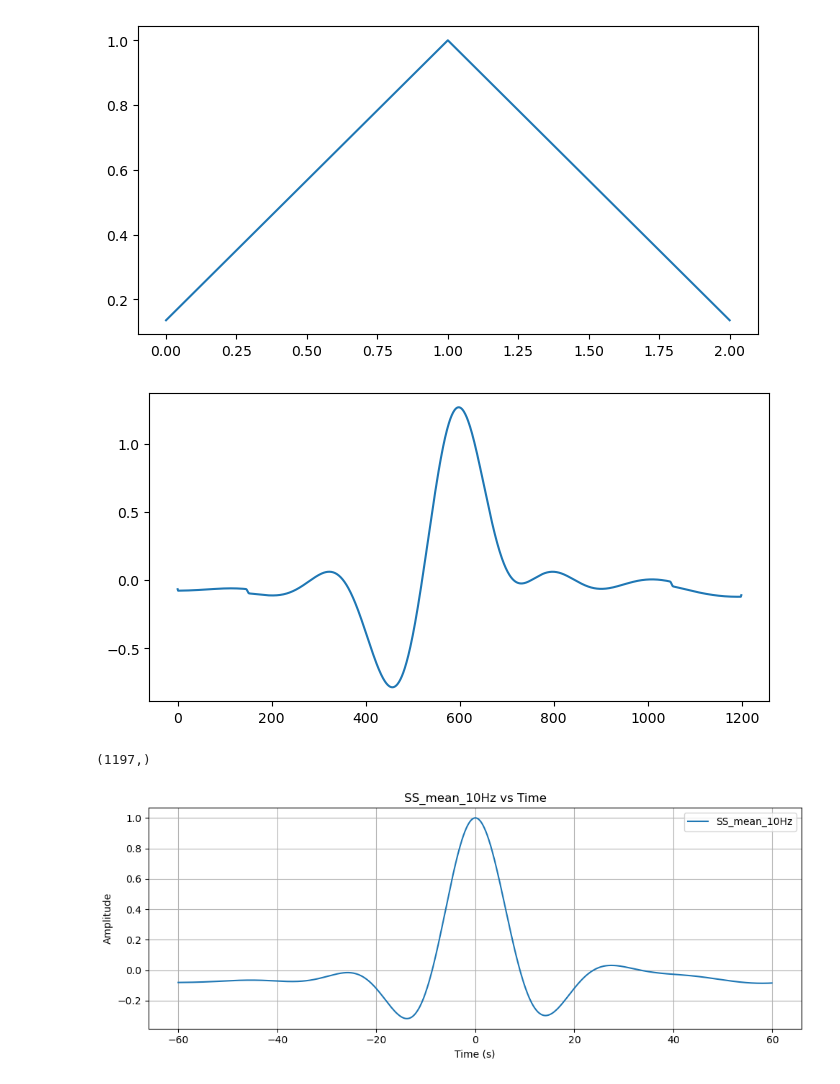
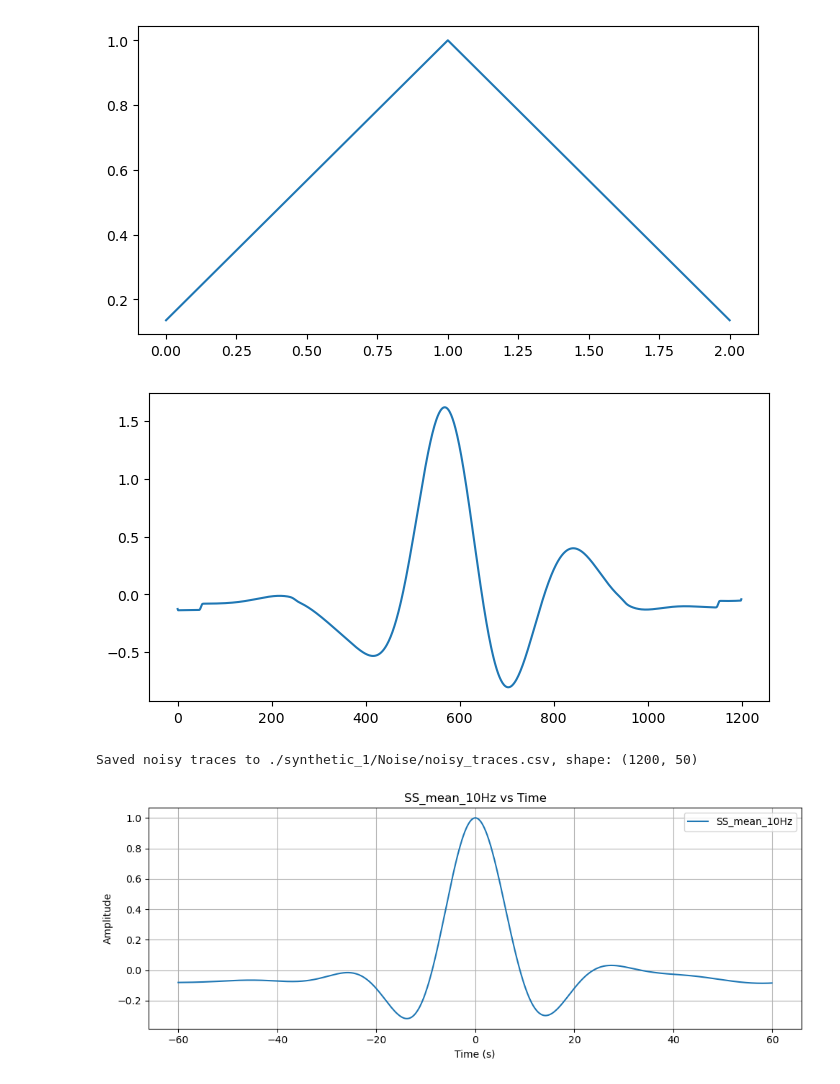
Before and after one commit to evanzzq/SHARP-SS, a Jupyter notebook: Debug.ipynb, the cells around one changed output. Drawn from its saved outputs; the diff is of its cells as text; code cells hidden in the pictures.

```diff
--- a/Debug.ipynb
+++ b/Debug.ipynb
@@ -19,42 +19,96 @@ import numpy as np
 from scipy.signal import windows
 import matplotlib.pyplot as plt
 from sharp_ss.model import Model, Prior
 from sharp_ss.forward import create_G_from_model, convolve_P_G
 
 tmp = np.loadtxt('ocean_stack.csv', delimiter=",", skiprows=1)
 Ptime = tmp[:,0]
 P = tmp[:,1]
 
 dt = Ptime[1] - Ptime[0]
 
 prior = Prior(tlen=Ptime[-1], stdP=0.1, dt=dt, widRange=(0.1, 5))
-model = Model(Nphase=1, loc=np.array([15]), amp=np.array([0.1]), wid=np.array([1]), sig=0, nc1=0, nc2=0)
+model = Model(Nphase=2, loc=np.array([5,25]), amp=np.array([-0.15,0.02]), wid=np.array([1,3]), sig=0, nc1=0, nc2=0)
 
 G = create_G_from_model(model=model, prior=prior)
 D = convolve_P_G(P, G)
 
 plt.figure(figsize=(8, 4))
 plt.plot(D)
 plt.show()
 
 # Save
-np.savez("./synthetic_0/synthetic_0.npz", P=P, D=D, G=G)
+np.savez("./synthetic_1/synthetic_1.npz", P=P, D=D, G=G)
 
 import pickle
 
 # Save prior
-with open("./synthetic_0/prior.pkl", "wb") as f:
+with open("./synthetic_1/prior.pkl", "wb") as f:
     pickle.dump(prior, f)
 
 # Save model
-with open("./synthetic_0/model.pkl", "wb") as f:
+with open("./synthetic_1/model.pkl", "wb") as f:
     pickle.dump(model, f)
 # %% [output]
-[figure, old version]
+[figure, new version]
 # %%
-G.shape
+import os
+import numpy as np
+import pickle
+
+# Load synthetic model output
+data = np.load("./synthetic_1/synthetic_1.npz")
+P = data["P"]
+D_clean = data["D"]
+G = data["G"]
+
+with open("./synthetic_1/prior.pkl", "rb") as f:
+    prior = pickle.load(f)
+
+with open("./synthetic_1/model.pkl", "rb") as f:
+    model = pickle.load(f)
+
+# Output directory
+output_dir = "./synthetic_1/Noise/"
+os.makedirs(output_dir, exist_ok=True)
+
+# Noise parameters from Kolb and Lekic (2014)
+lambda_ = 0.2
+omega0 = 4.4
+
+# Time vector
+time = np.arange(len(P)) * prior.dt
+lenT = len(time)
+noise_ct = 50
+
+# Construct covariance matrix
+CovMat = np.zeros((lenT, lenT))
+for i in range(lenT):
+    for j in range(lenT):
+        tdiff = abs(time[j] - time[i])
+        CovMat[i, j] = np.exp(-lambda_ * tdiff) * np.cos(lambda_ * omega0 * tdiff)
+
+# Cholesky decomposition for correlated noise
+L = np.linalg.cholesky(CovMat)
+
+# Matrix to hold all noisy traces
+all_noisy_traces = np.zeros((lenT, noise_ct))
+
+# Generate noise and store in matrix
+for inoise in range(noise_ct):
+    raw_noise = L @ np.random.randn(lenT)
+    raw_noise = 2 * (raw_noise - raw_noise.min()) / (raw_noise.max() - raw_noise.min()) - 1  # Normalize to [-1, 1]
+    this_noise = 0.1 * raw_noise
+    D_noisy = D_clean + this_noise
+    all_noisy_traces[:, inoise] = D_noisy
+
+# Save to CSV
+csv_path = os.path.join(output_dir, "noisy_traces.csv")
+np.savetxt(csv_path, all_noisy_traces, delimiter=",")
+
+print(f"Saved noisy traces to {csv_path}, shape: {all_noisy_traces.shape}")
 # %% [output]
-(1197,)
+Saved noisy traces to ./synthetic_1/Noise/noisy_traces.csv, shape: (1200, 50)
 # %%
 import scipy.io
 import numpy as np
```
Also changed, not shown: parts of 4 cells of this notebook, 19 other files.
